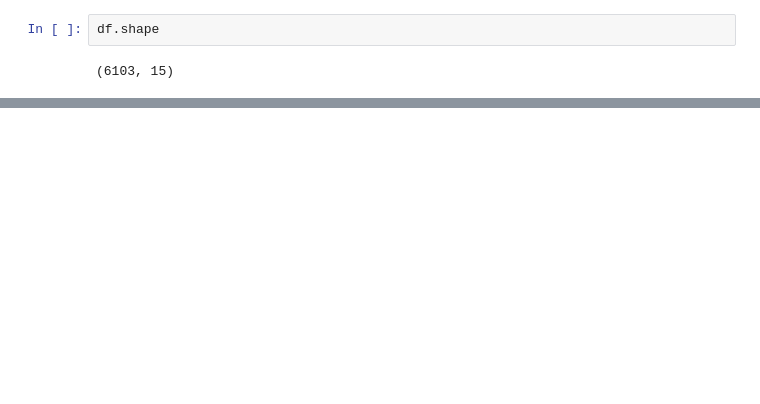
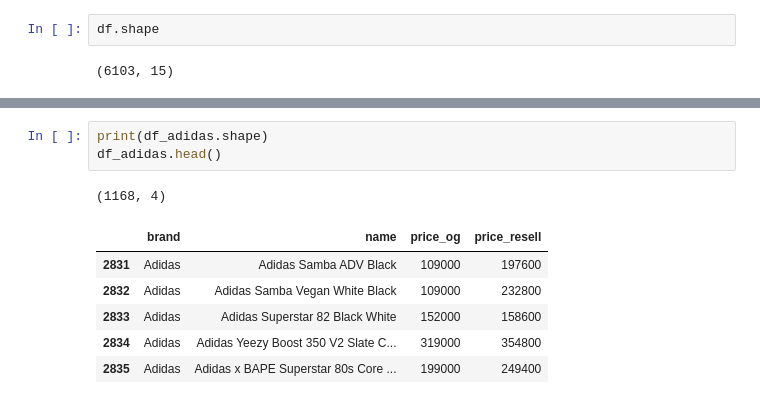
Before and after one commit to donghui-0126/mini-project, a Jupyter notebook: shoes-project/resell_regressor/bn_dnn.ipynb, the cells around one changed output, grey strips where cells are left out. Saved outputs shown, nothing was run; the diff lists cells and outputs as text; blank space fills up the shorter version.

```diff
--- a/shoes-project/resell_regressor/bn_dnn.ipynb
+++ b/shoes-project/resell_regressor/bn_dnn.ipynb
@@ -234,0 +56,11 @@ Epoch 100/100
+# %%
+print(df_adidas.shape)
+df_adidas.head()
+# %% [output]
+(1168, 4)
+|  | brand | name | price_og | price_resell |
+| 2831 | Adidas | Adidas Samba ADV Black | 109000 | 197600 |
+| 2832 | Adidas | Adidas Samba Vegan White Black | 109000 | 232800 |
+| 2833 | Adidas | Adidas Superstar 82 Black White | 152000 | 158600 |
+| 2834 | Adidas | Adidas Yeezy Boost 350 V2 Slate C... | 319000 | 354800 |
+| 2835 | Adidas | Adidas x BAPE Superstar 80s Core ... | 199000 | 249400 |
```
Also changed, not shown: parts of 45 cells of this notebook, 10 other files.
